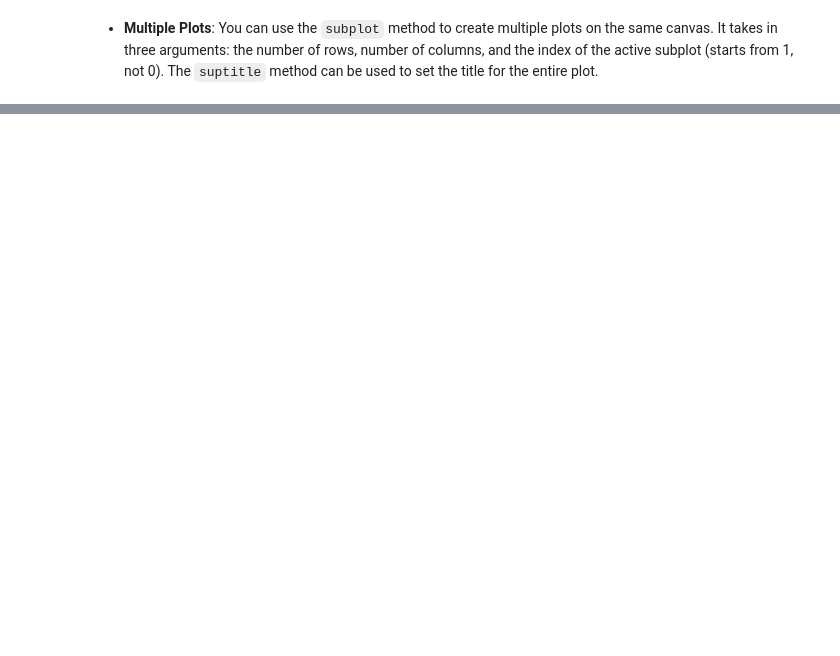
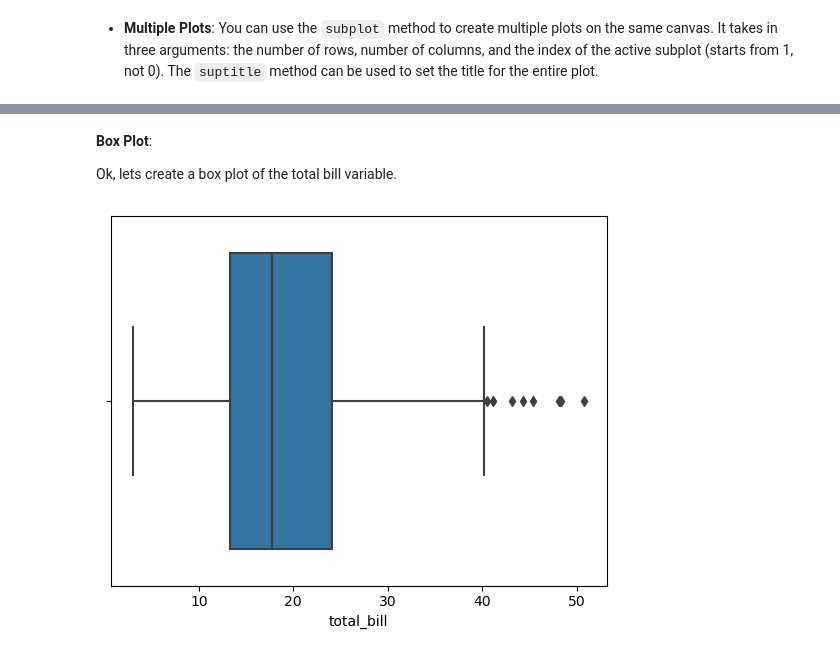
Before and after one commit to jancgreyling/AE_Python, a Jupyter notebook: lectures/Lecture_4_Visualisation.ipynb, the cells around one changed output, grey strips where cells are left out. Saved outputs shown, nothing was run; the diff lists cells and outputs as text; code cells hidden in the pictures; blank space fills up the shorter version.

```diff
--- a/lectures/Lecture_4_Visualisation.ipynb
+++ b/lectures/Lecture_4_Visualisation.ipynb
@@ -61,0 +105,9 @@ plt.show()
+# %% [markdown]
+**Box Plot**:
+
+Ok, lets create a box plot of the total bill variable.
+# %%
+sns.boxplot(x="total_bill", data=tips_dataset)
+plt.show()
+# %% [output]
+[figure, added]
```
Also changed, not shown: parts of 25 cells of this notebook, 4 other files.
